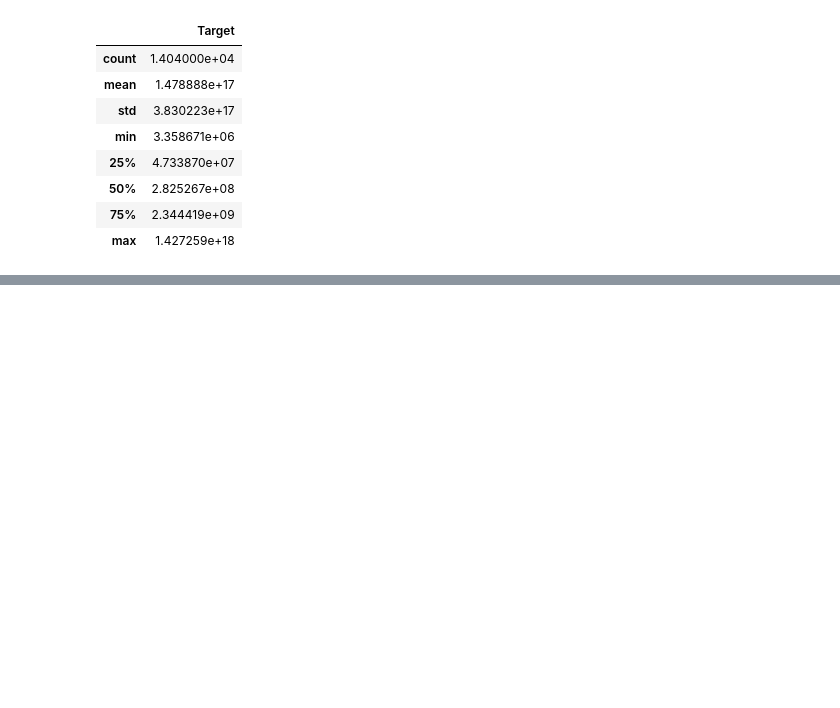
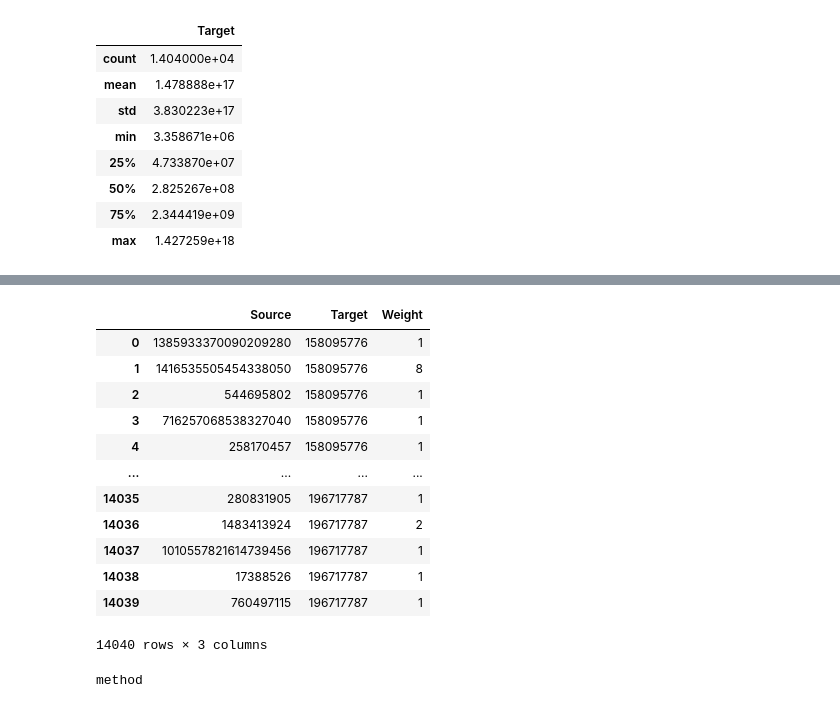
Before and after one commit to kaitlin31415/Canadian-Political-Diversification-Network-Analysis, a Jupyter notebook: Final_Full_Network/Full_Network_Analysis.ipynb, the cells around one changed output, grey strips where cells are left out. Drawn from its saved outputs; the diff is of its cells as text; code cells hidden in the pictures; blank space fills up the shorter version.

```diff
--- a/Final_Full_Network/Full_Network_Analysis.ipynb
+++ b/Final_Full_Network/Full_Network_Analysis.ipynb
@@ -141,0 +144,2 @@ f1.close()
+# %%
+subset_df = pd.read_csv("networkx_format_network-DONOTUSE.csv", names=['Source', 'Target','Weight'])
@@ -141,0 +155,2 @@ f1.close()
+# %%
+all_df = pd.read_csv("network_df.csv")
@@ -141,0 +166,20 @@ f1.close()
+# %%
+all_df[~all_df["Target"].isin(subset_df["Target"])]
+# %% [output]
+|  | Source | Target | Weight |
+| 0 | 1385933370090209280 | 158095776 | 1 |
+| 1 | 1416535505454338050 | 158095776 | 8 |
+| 2 | 544695802 | 158095776 | 1 |
+| 3 | 716257068538327040 | 158095776 | 1 |
+| 4 | 258170457 | 158095776 | 1 |
+| ... | ... | ... | ... |
+| 14035 | 280831905 | 196717787 | 1 |
+| 14036 | 1483413924 | 196717787 | 2 |
+| 14037 | 1010557821614739456 | 196717787 | 1 |
+| 14038 | 17388526 | 196717787 | 1 |
+| 14039 | 760497115 | 196717787 | 1 |
+14040 rows × 3 columns
+# %%
+type(all_df["Source"].unique)
+# %% [output]
+method
```
Also changed, not shown: parts of 3 cells of this notebook, 8 other files.
